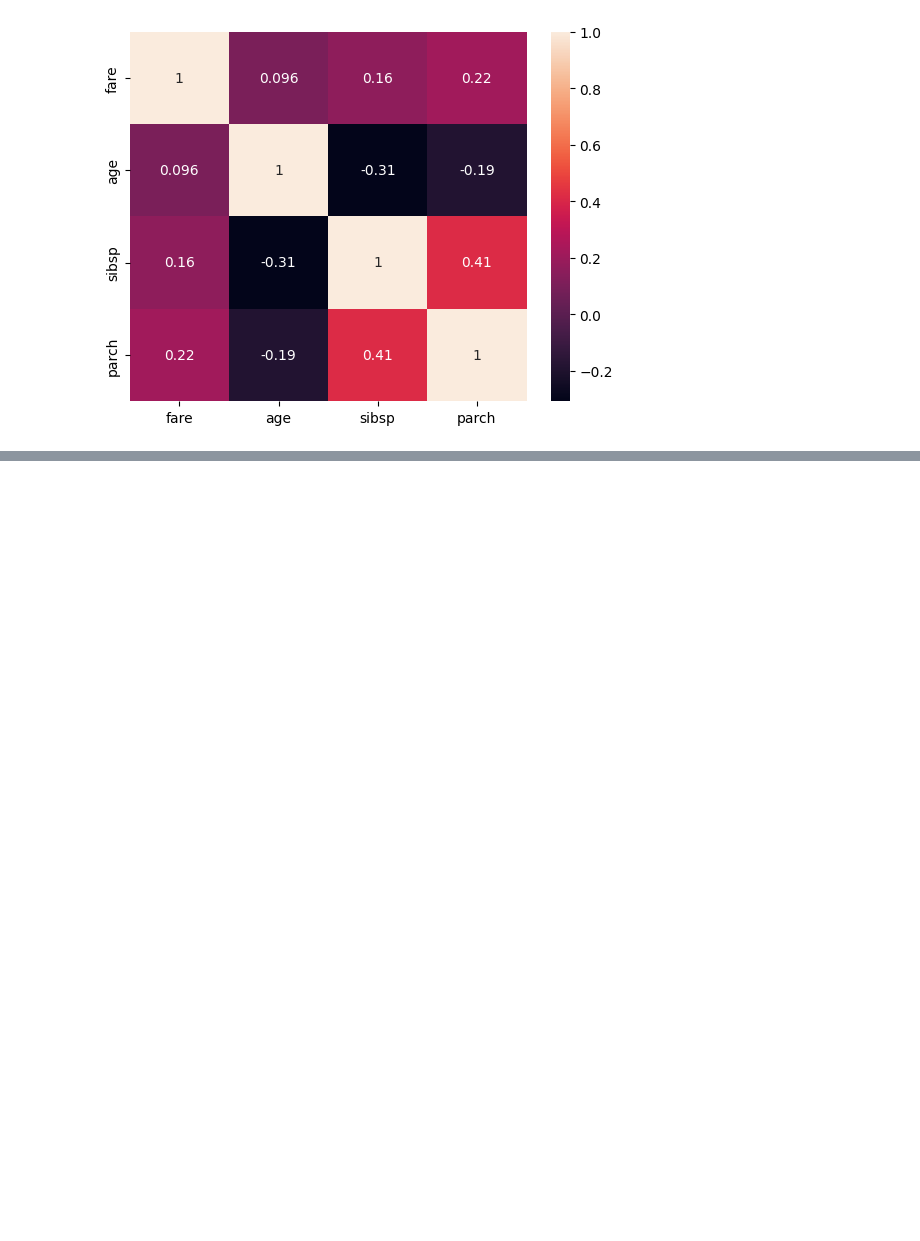
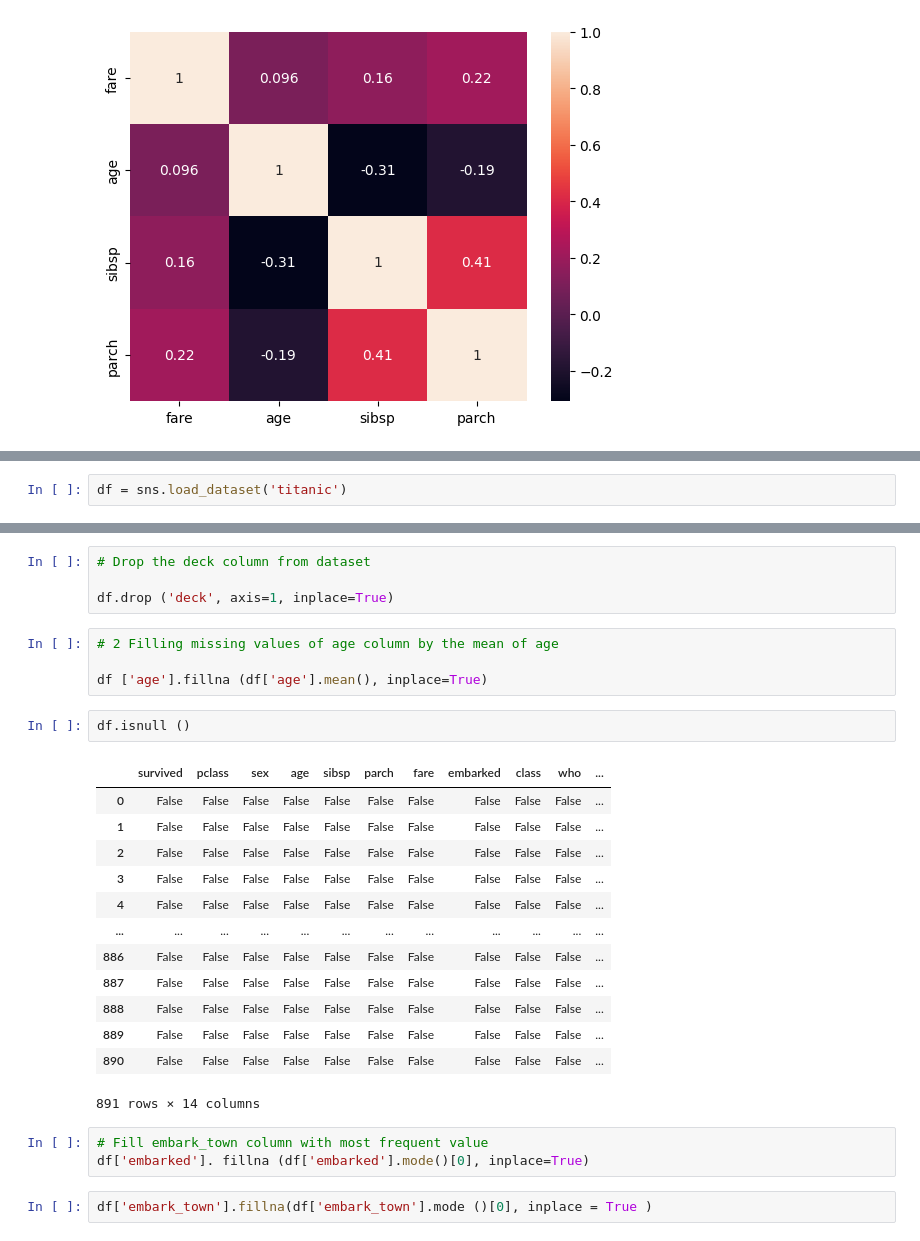
Before and after one commit to Jawad-hu/Exploratory-Data-Analysis, a Jupyter notebook: 02_Pandas_titanic.ipynb, the cells around one changed output, grey strips where cells are left out. Cells and saved outputs as stored; diff of their text form; blank space fills up the shorter version.

Commit message:
03_Pandas_titanic.ipynb (Updated)

```diff
--- a/02_Pandas_titanic.ipynb
+++ b/02_Pandas_titanic.ipynb
@@ -187,0 +200,2 @@ sns.pairplot (df)
+# %%
+df = sns.load_dataset('titanic')
@@ -187,0 +224,29 @@ sns.pairplot (df)
+# %%
+# Drop the deck column from dataset
+
+df.drop ('deck', axis=1, inplace=True)
+# %%
+# 2 Filling missing values of age column by the mean of age
+
+df ['age'].fillna (df['age'].mean(), inplace=True)
+# %%
+df.isnull ()
+# %% [output]
+|  | survived | pclass | sex | age | sibsp | parch | fare | embarked | class | who | ... |
+| 0 | False | False | False | False | False | False | False | False | False | False | ... |
+| 1 | False | False | False | False | False | False | False | False | False | False | ... |
+| 2 | False | False | False | False | False | False | False | False | False | False | ... |
+| 3 | False | False | False | False | False | False | False | False | False | False | ... |
+| 4 | False | False | False | False | False | False | False | False | False | False | ... |
+| ... | ... | ... | ... | ... | ... | ... | ... | ... | ... | ... | ... |
+| 886 | False | False | False | False | False | False | False | False | False | False | ... |
+| 887 | False | False | False | False | False | False | False | False | False | False | ... |
+| 888 | False | False | False | False | False | False | False | False | False | False | ... |
+| 889 | False | False | False | False | False | False | False | False | False | False | ... |
+| 890 | False | False | False | False | False | False | False | False | False | False | ... |
+891 rows × 14 columns
+# %%
+# Fill embark_town column with most frequent value
+df['embarked']. fillna (df['embarked'].mode()[0], inplace=True)
+# %%
+df['embark_town'].fillna(df['embark_town'].mode ()[0], inplace = True )
```
Also changed, not shown: parts of 28 cells of this notebook.
